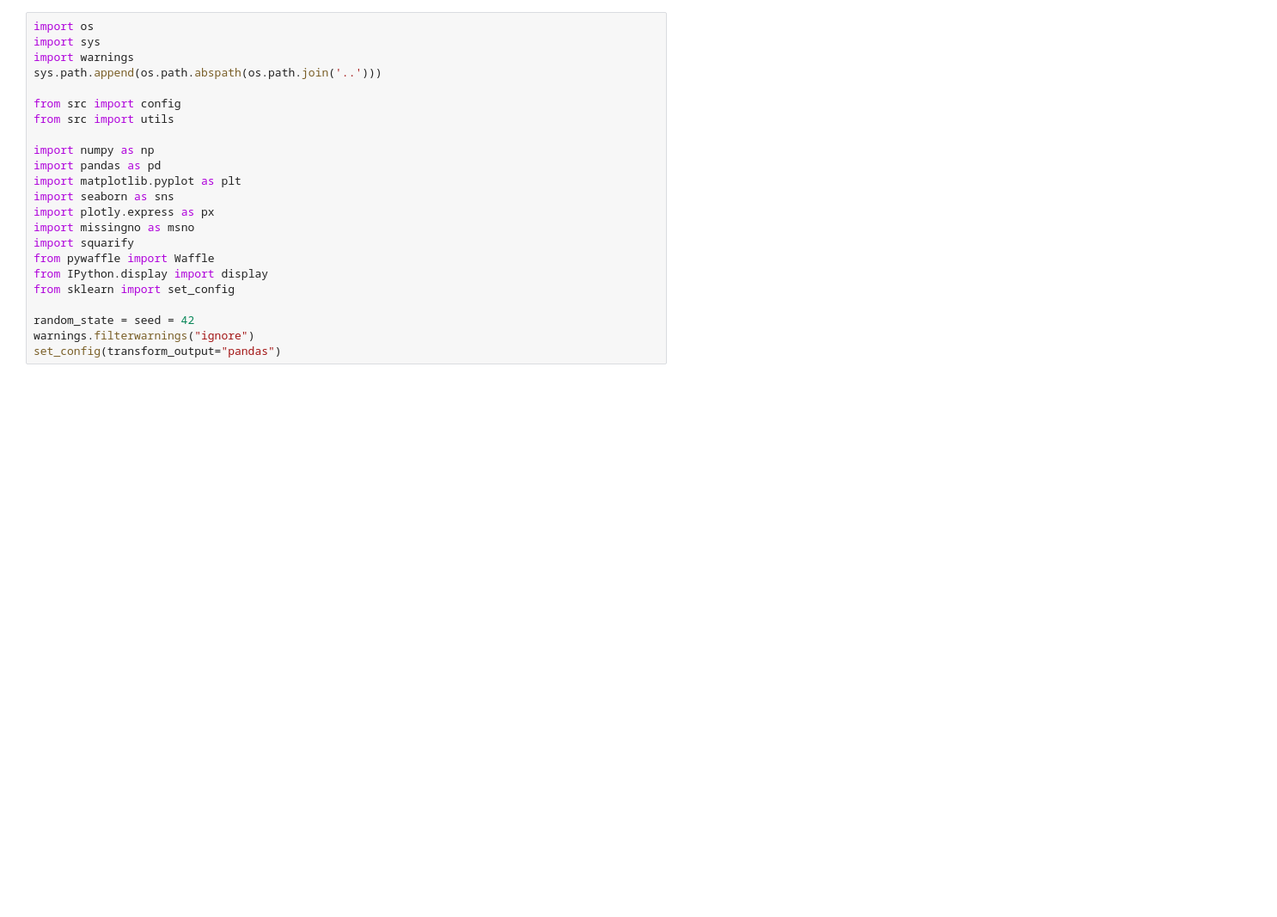
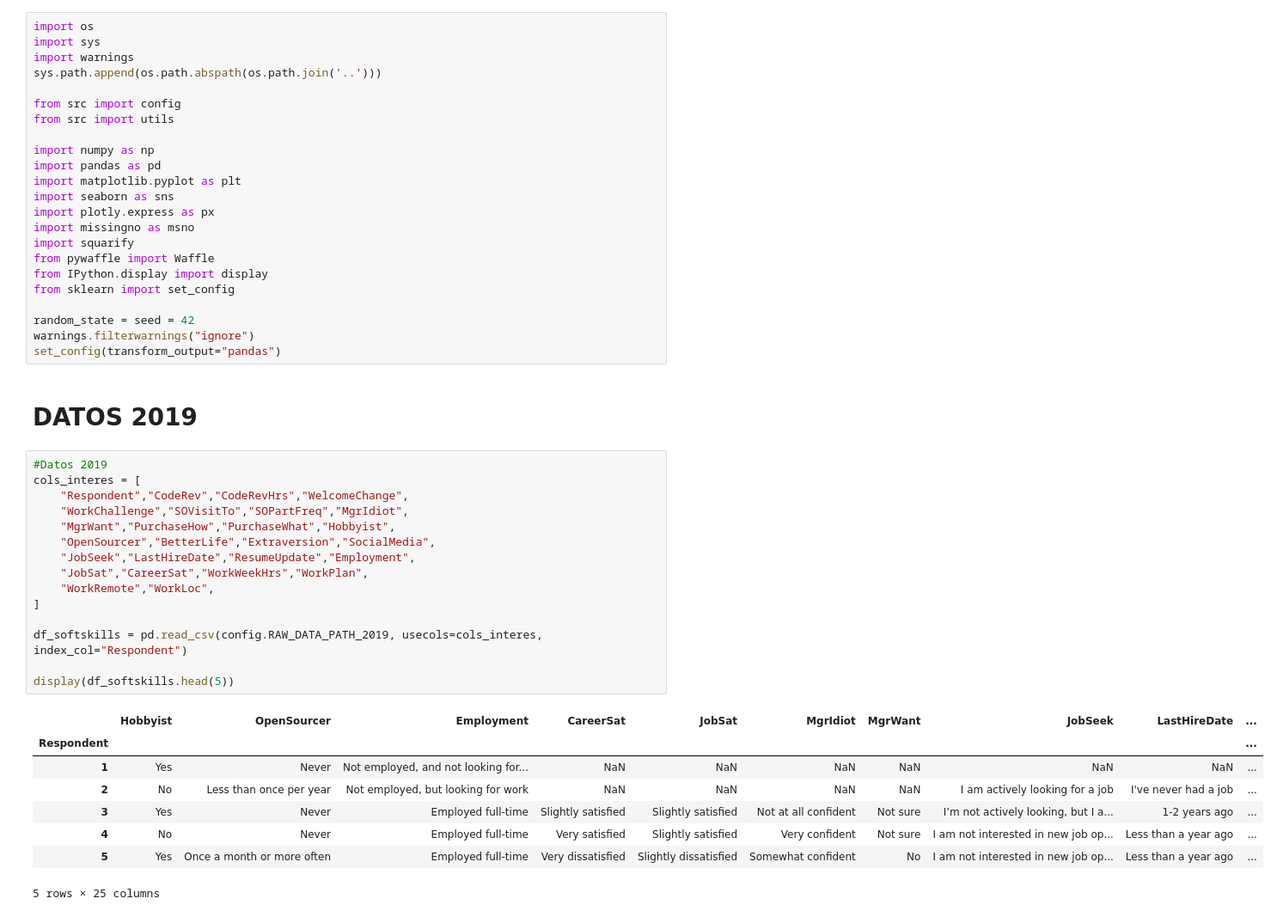
Before and after one commit to Miguel-Angel-SM-Camacho/tfm-miguel-angel, a Jupyter notebook: notebooks/01_EDA_Limpieza.ipynb, the cells around one changed output. Shown at 86% size. Cells and saved outputs as stored; diff of their text form; blank space fills up the shorter version.

```diff
--- a/notebooks/01_EDA_Limpieza.ipynb
+++ b/notebooks/01_EDA_Limpieza.ipynb
@@ -78,3 +78,29 @@ from sklearn import set_config
 random_state = seed = 42
 warnings.filterwarnings("ignore")
 set_config(transform_output="pandas")
+# %% [markdown]
+# DATOS 2019
+# %%
+#Datos 2019
+cols_interes = [
+    "Respondent","CodeRev","CodeRevHrs","WelcomeChange",
+    "WorkChallenge","SOVisitTo","SOPartFreq","MgrIdiot",
+    "MgrWant","PurchaseHow","PurchaseWhat","Hobbyist",
+    "OpenSourcer","BetterLife","Extraversion","SocialMedia",
+    "JobSeek","LastHireDate","ResumeUpdate","Employment",
+    "JobSat","CareerSat","WorkWeekHrs","WorkPlan",
+    "WorkRemote","WorkLoc",
+]
+
+df_softskills = pd.read_csv(config.RAW_DATA_PATH_2019, usecols=cols_interes, index_col="Respondent")
+
+display(df_softskills.head(5))
+# %% [output]
+|  | Hobbyist | OpenSourcer | Employment | CareerSat | JobSat | MgrIdiot | MgrWant | JobSeek | LastHireDate | ... |
+| Respondent |  |  |  |  |  |  |  |  |  | ... |
+| 1 | Yes | Never | Not employed, and not looking for... | NaN | NaN | NaN | NaN | NaN | NaN | ... |
+| 2 | No | Less than once per year | Not employed, but looking for work | NaN | NaN | NaN | NaN | I am actively looking for a job | I've never had a job | ... |
+| 3 | Yes | Never | Employed full-time | Slightly satisfied | Slightly satisfied | Not at all confident | Not sure | I’m not actively looking, but I a... | 1-2 years ago | ... |
+| 4 | No | Never | Employed full-time | Very satisfied | Slightly satisfied | Very confident | Not sure | I am not interested in new job op... | Less than a year ago | ... |
+| 5 | Yes | Once a month or more often | Employed full-time | Very dissatisfied | Slightly dissatisfied | Somewhat confident | No | I am not interested in new job op... | Less than a year ago | ... |
+5 rows × 25 columns
```
Also changed, not shown: parts of 11 cells of this notebook, 3 other files.
